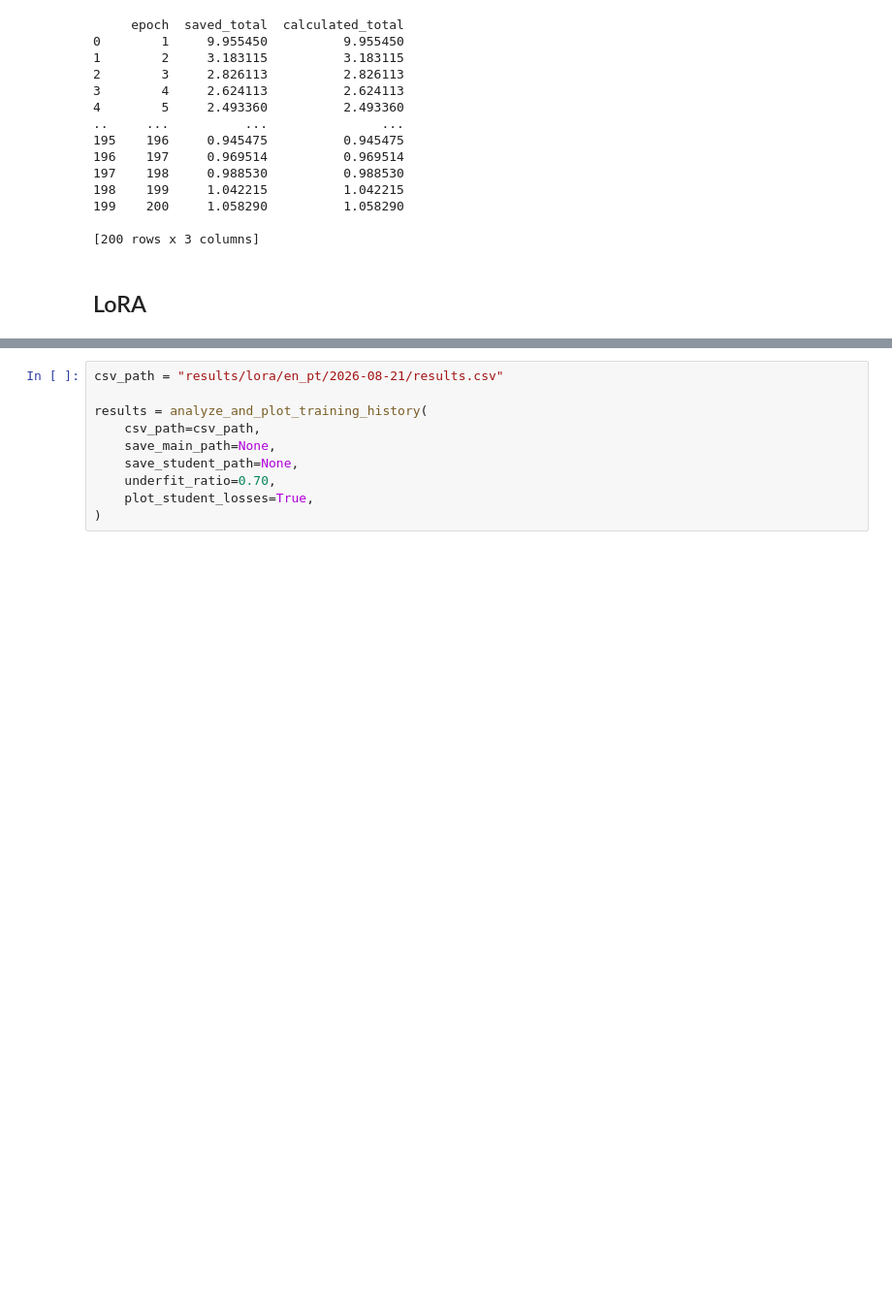
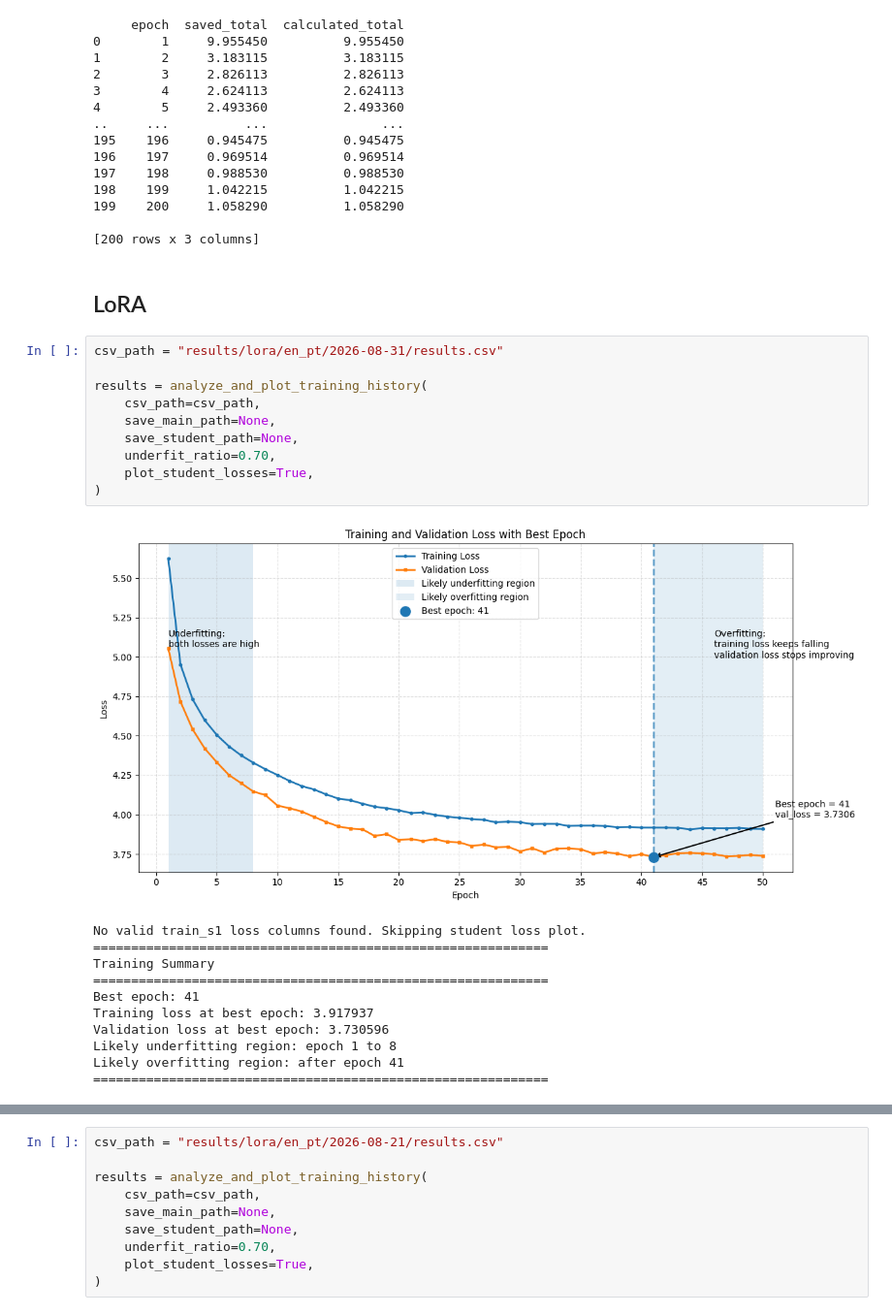
Before and after one commit to pesqSC/DeepSC, a Jupyter notebook: results.ipynb, the cells around one changed output, grey strips where cells are left out. Shown at 97% size. Cells and saved outputs as stored; diff of their text form; blank space fills up the shorter version.

```diff
--- a/results.ipynb
+++ b/results.ipynb
@@ -978,3 +978,25 @@ print(
 [200 rows x 3 columns]
 # %% [markdown]
 ## LoRA
+# %%
+csv_path = "results/lora/en_pt/2026-08-31/results.csv"
+
+results = analyze_and_plot_training_history(
+    csv_path=csv_path,
+    save_main_path=None,
+    save_student_path=None,
+    underfit_ratio=0.70,
+    plot_student_losses=True,
+)
+# %% [output]
+[figure, added]
+No valid train_s1 loss columns found. Skipping student loss plot.
+============================================================
+Training Summary
+============================================================
+Best epoch: 41
+Training loss at best epoch: 3.917937
+Validation loss at best epoch: 3.730596
+Likely underfitting region: epoch 1 to 8
+Likely overfitting region: after epoch 41
+============================================================
```
Also changed, not shown: parts of 3 cells of this notebook, 2 other files.
